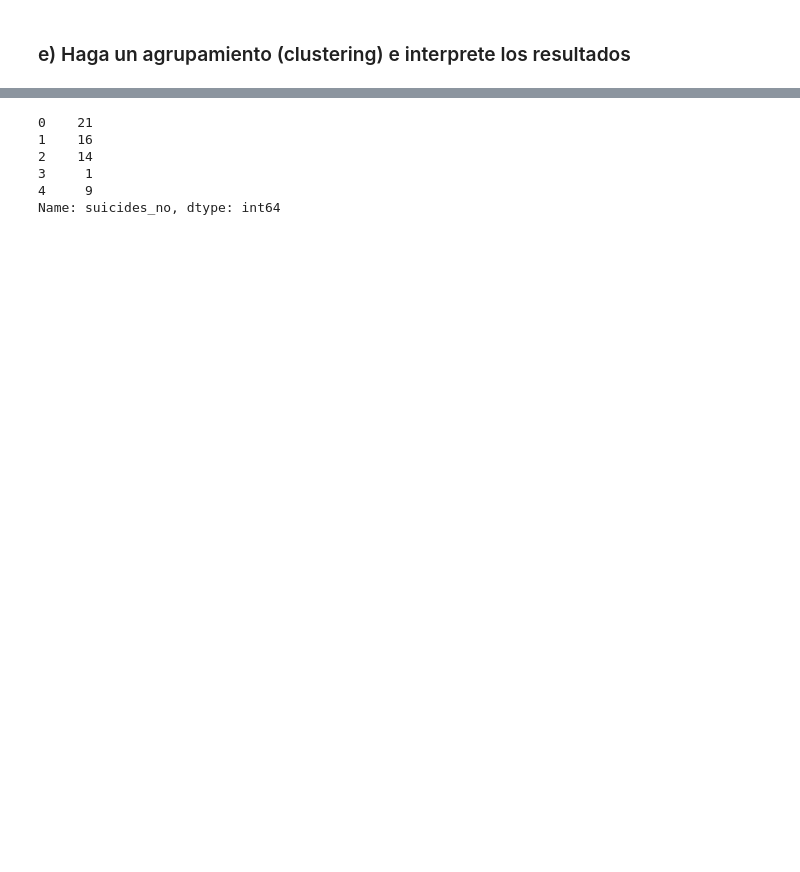
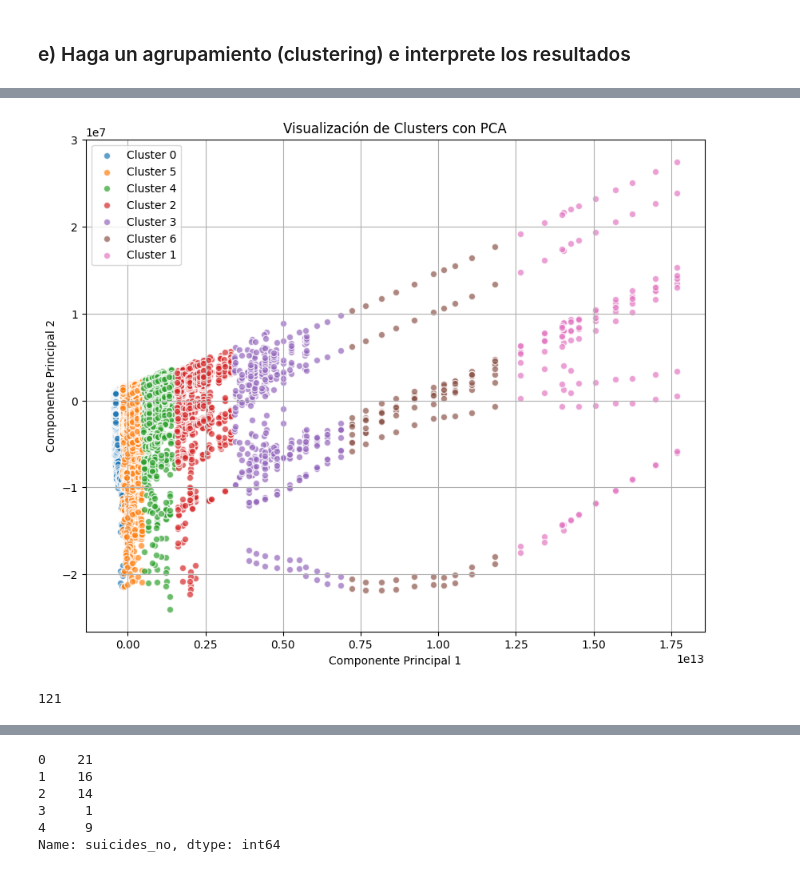
Before and after one commit to jazurdia/Proyecto1MD, a Jupyter notebook: Proyecto1.ipynb, the cells around one changed output, grey strips where cells are left out. Saved outputs shown, nothing was run; the diff lists cells and outputs as text; code cells hidden in the pictures; blank space fills up the shorter version.

```diff
--- a/Proyecto1.ipynb
+++ b/Proyecto1.ipynb
@@ -244,0 +302,29 @@ df.drop('country', axis=1, inplace=True)
+# %%
+from sklearn.decomposition import PCA
+
+# Aplicar PCA para reducir a 2 dimensiones para visualización
+pca = PCA(n_components=2)
+X_reduced = pca.fit_transform(X)
+
+# Crear un DataFrame con los resultados de PCA
+df_pca = pd.DataFrame(X_reduced, columns=['PC1', 'PC2'])
+df_pca['Cluster'] = kmeans.labels_
+
+# Visualizar los clusters en 2D
+plt.figure(figsize=(10, 8))
+for cluster in df_pca['Cluster'].unique():
+    cluster_data = df_pca[df_pca['Cluster'] == cluster]
+    plt.scatter(cluster_data['PC1'], cluster_data['PC2'], label=f'Cluster {cluster}', alpha=0.7, edgecolors='w')
+
+plt.title('Visualización de Clusters con PCA')
+plt.xlabel('Componente Principal 1')
+plt.ylabel('Componente Principal 2')
+plt.legend()
+plt.grid(True)
+plt.show()
+# %% [output]
+[figure, added]
+# %%
+len(df.columns)
+# %% [output]
+121
```
Also changed, not shown: parts of 12 cells of this notebook, 1 other file.
